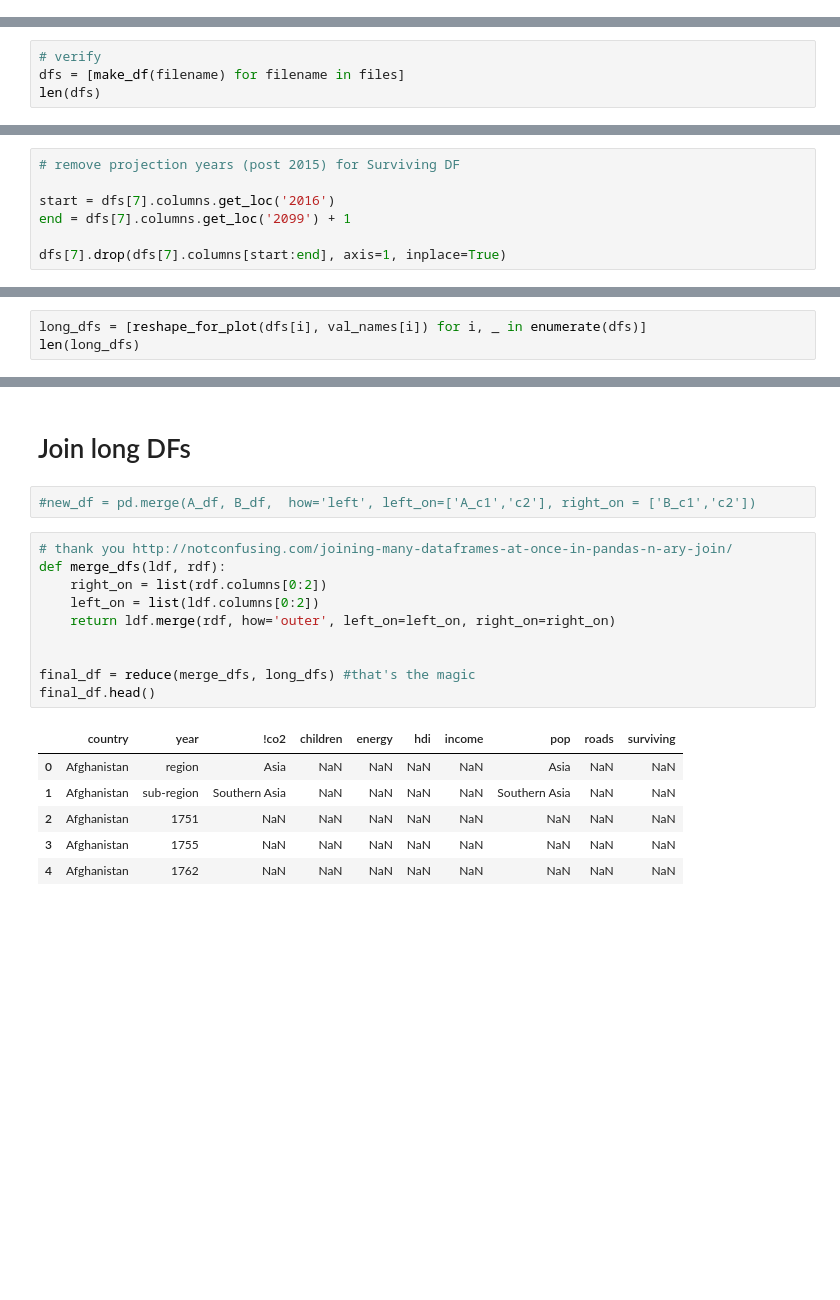
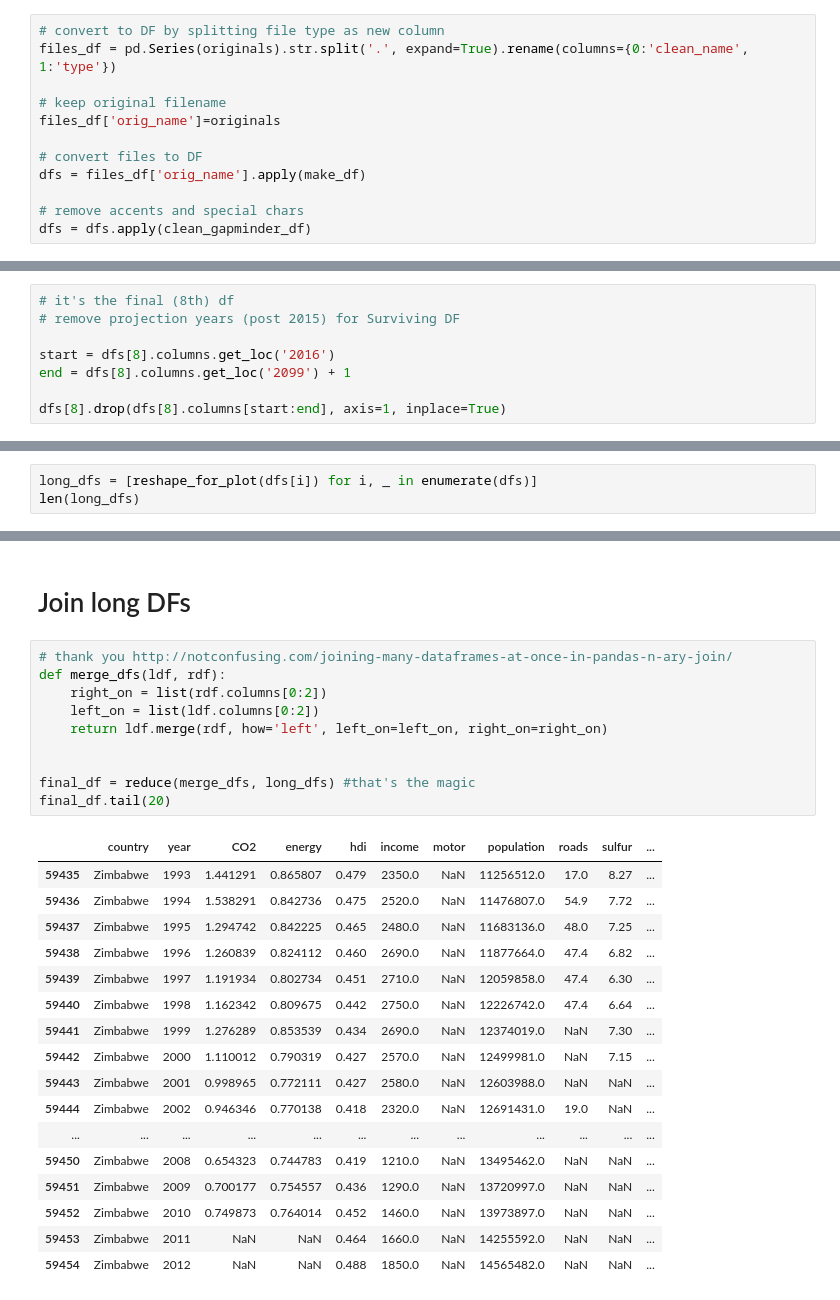
Before and after one commit to limegimlet/data_analysis_gapminder_co2, a Jupyter notebook: gapminder/make_df.ipynb, the cells around one changed output, grey strips where cells are left out. Drawn from its saved outputs; the diff is of its cells as text; blank space fills up the shorter version.

Commit message:
feat: batch convert, reshape, and merge of CSVs to long df

```diff
--- a/gapminder/make_df.ipynb
+++ b/gapminder/make_df.ipynb
@@ -140,0 +163,12 @@ originals
+# %%
+# convert to DF by splitting file type as new column
+files_df = pd.Series(originals).str.split('.', expand=True).rename(columns={0:'clean_name', 1:'type'})
+
+# keep original filename
+files_df['orig_name']=originals
+
+# convert files to DF
+dfs = files_df['orig_name'].apply(make_df)
+
+# remove accents and special chars
+dfs = dfs.apply(clean_gapminder_df)
@@ -218,4 +293,0 @@ files
-# %%
-# verify
-dfs = [make_df(filename) for filename in files]
-len(dfs)
@@ -251,9 +340,10 @@ Let's drop these projections.
 # %%
+# it's the final (8th) df
 # remove projection years (post 2015) for Surviving DF
 
-start = dfs[7].columns.get_loc('2016')
-end = dfs[7].columns.get_loc('2099') + 1
+start = dfs[8].columns.get_loc('2016')
+end = dfs[8].columns.get_loc('2099') + 1
 
-dfs[7].drop(dfs[7].columns[start:end], axis=1, inplace=True)
+dfs[8].drop(dfs[8].columns[start:end], axis=1, inplace=True)
 # %%
 # verify
@@ -279,4 +361,4 @@ val_names
 # %%
-long_dfs = [reshape_for_plot(dfs[i], val_names[i]) for i, _ in enumerate(dfs)]
+long_dfs = [reshape_for_plot(dfs[i]) for i, _ in enumerate(dfs)]
 len(long_dfs)
 # %% [output]
@@ -284,21 +366,30 @@ len(long_dfs)
 # %% [markdown]
 # Join long DFs
-# %%
-#new_df = pd.merge(A_df, B_df,  how='left', left_on=['A_c1','c2'], right_on = ['B_c1','c2'])
 # %%
 # thank you http://notconfusing.com/joining-many-dataframes-at-once-in-pandas-n-ary-join/
 def merge_dfs(ldf, rdf):
     right_on = list(rdf.columns[0:2])
     left_on = list(ldf.columns[0:2])
-    return ldf.merge(rdf, how='outer', left_on=left_on, right_on=right_on)
+    return ldf.merge(rdf, how='left', left_on=left_on, right_on=right_on)
 
 
 final_df = reduce(merge_dfs, long_dfs) #that's the magic
-final_df.head()
+final_df.tail(20)
 # %% [output]
-|  | country | year | !co2 | children | energy | hdi | income | pop | roads | surviving |
-| 0 | Afghanistan | region | Asia | NaN | NaN | NaN | NaN | Asia | NaN | NaN |
-| 1 | Afghanistan | sub-region | Southern Asia | NaN | NaN | NaN | NaN | Southern Asia | NaN | NaN |
-| 2 | Afghanistan | 1751 | NaN | NaN | NaN | NaN | NaN | NaN | NaN | NaN |
-| 3 | Afghanistan | 1755 | NaN | NaN | NaN | NaN | NaN | NaN | NaN | NaN |
-| 4 | Afghanistan | 1762 | NaN | NaN | NaN | NaN | NaN | NaN | NaN | NaN |
+|  | country | year | CO2 | energy | hdi | income | motor | population | roads | sulfur | ... |
+| 59435 | Zimbabwe | 1993 | 1.441291 | 0.865807 | 0.479 | 2350.0 | NaN | 11256512.0 | 17.0 | 8.27 | ... |
+| 59436 | Zimbabwe | 1994 | 1.538291 | 0.842736 | 0.475 | 2520.0 | NaN | 11476807.0 | 54.9 | 7.72 | ... |
+| 59437 | Zimbabwe | 1995 | 1.294742 | 0.842225 | 0.465 | 2480.0 | NaN | 11683136.0 | 48.0 | 7.25 | ... |
+| 59438 | Zimbabwe | 1996 | 1.260839 | 0.824112 | 0.460 | 2690.0 | NaN | 11877664.0 | 47.4 | 6.82 | ... |
+| 59439 | Zimbabwe | 1997 | 1.191934 | 0.802734 | 0.451 | 2710.0 | NaN | 12059858.0 | 47.4 | 6.30 | ... |
+| 59440 | Zimbabwe | 1998 | 1.162342 | 0.809675 | 0.442 | 2750.0 | NaN | 12226742.0 | 47.4 | 6.64 | ... |
+| 59441 | Zimbabwe | 1999 | 1.276289 | 0.853539 | 0.434 | 2690.0 | NaN | 12374019.0 | NaN | 7.30 | ... |
+| 59442 | Zimbabwe | 2000 | 1.110012 | 0.790319 | 0.427 | 2570.0 | NaN | 12499981.0 | NaN | 7.15 | ... |
+| 59443 | Zimbabwe | 2001 | 0.998965 | 0.772111 | 0.427 | 2580.0 | NaN | 12603988.0 | NaN | NaN | ... |
+| 59444 | Zimbabwe | 2002 | 0.946346 | 0.770138 | 0.418 | 2320.0 | NaN | 12691431.0 | 19.0 | NaN | ... |
+| ... | ... | ... | ... | ... | ... | ... | ... | ... | ... | ... | ... |
+| 59450 | Zimbabwe | 2008 | 0.654323 | 0.744783 | 0.419 | 1210.0 | NaN | 13495462.0 | NaN | NaN | ... |
+| 59451 | Zimbabwe | 2009 | 0.700177 | 0.754557 | 0.436 | 1290.0 | NaN | 13720997.0 | NaN | NaN | ... |
+| 59452 | Zimbabwe | 2010 | 0.749873 | 0.764014 | 0.452 | 1460.0 | NaN | 13973897.0 | NaN | NaN | ... |
+| 59453 | Zimbabwe | 2011 | NaN | NaN | 0.464 | 1660.0 | NaN | 14255592.0 | NaN | NaN | ... |
+| 59454 | Zimbabwe | 2012 | NaN | NaN | 0.488 | 1850.0 | NaN | 14565482.0 | NaN | NaN | ... |
```
Also changed, not shown: parts of 42 cells of this notebook.
